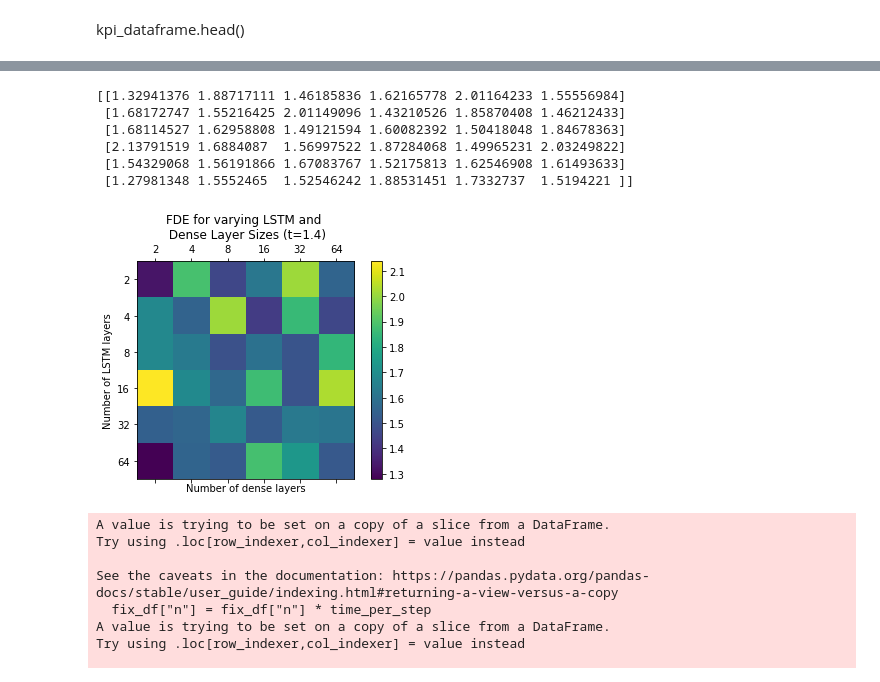
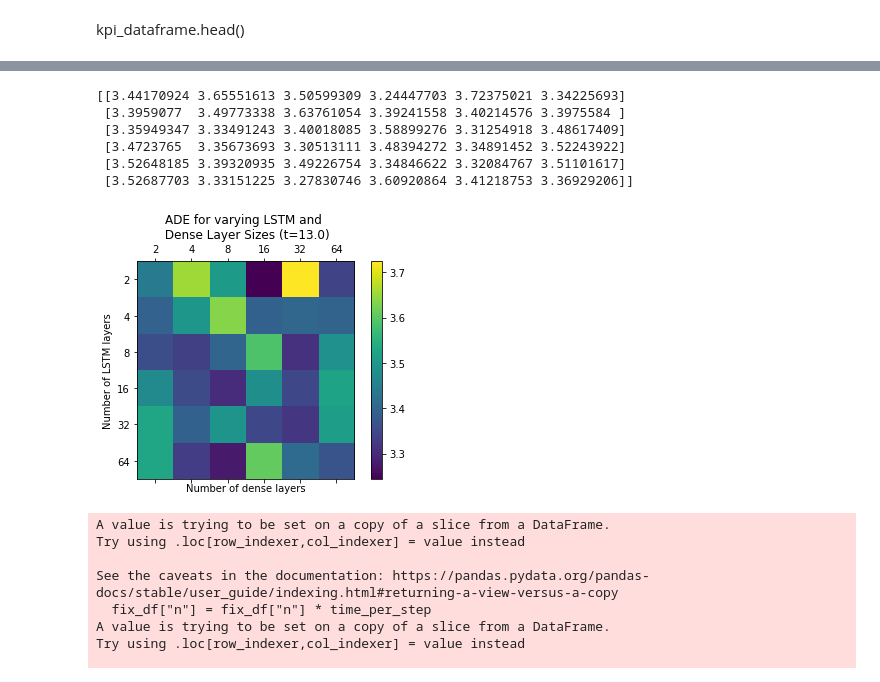
Before and after one commit to gitBram/vru_path_prediction, a Jupyter notebook: path_prediction_graphs.ipynb, the cells around one changed output, grey strips where cells are left out. Cells and saved outputs as stored; diff of their text form; code cells hidden in the pictures.

```diff
--- a/path_prediction_graphs.ipynb
+++ b/path_prediction_graphs.ipynb
@@ -540,8 +639,8 @@ plot_graph6(df_lstm_dense)
 # %%
 # 7. KPI vs units per layer
 
-def plot_graph7(df, time_per_step = 1.44, KPI="FDE", n=1,
-lstm_lay_size=[2, 4, 8, 16, 32, 64], dense_lay_size=[2, 4, 8, 16, 32, 64], save_path="layer_sizes_n1.png"):
+def plot_graph7(df, time_per_step = 1.44, KPI="ADE", n=9,
+lstm_lay_size=[2, 4, 8, 16, 32, 64], dense_lay_size=[2, 4, 8, 16, 32, 64], save_path="layer_sizes_n11.png"):
     # Easy access to vars that change per function made
     x_col_name = "Number dense layers"
     y_col_name = "Number LSTM layers"
@@ -561,40 +660,40 @@ lstm_lay_size=[2, 4, 8, 16, 32, 64], dense_lay_size=[2, 4, 8, 16, 32, 64], save_
             filt_df = filt_df[df_c["n"]==n]
 
             # put value into plot mat
             plot_mat[ind_lstm, ind_dense] = filt_df[KPI]
 
     print(plot_mat)
     # Create the graph
     fig, ax = plt.subplots()
     cax = ax.matshow(plot_mat)
     fig.colorbar(cax)
 
     # Set correct axis labels
     ax.set_xticklabels([0] + dense_lay_size)
     ax.set_yticklabels([0] + lstm_lay_size)
 
     # Set axes labels, title...
     time = round(n*time_per_step, 1)
     ax.set_title(KPI + " for varying LSTM and \n Dense Layer Sizes (t=" + str(time) + ")")
     ax.set_ylabel("Number of LSTM layers")
     ax.set_xlabel("Number of dense layers")
 
     # save graph
     if save_path is not None:
         save_path = "data/images/path_pred_result/" + save_path
         plt.gcf()
         plt.savefig(save_path, bbox_inches='tight')
 
 df_lstm_dense = load_input_list(["data/results/destination_pred/results_31_07_2021__00_22__3_11.csv"])
 plot_graph7(df_lstm_dense)
 # %% [output]
-[[1.32941376 1.88717111 1.46185836 1.62165778 2.01164233 1.55556984]
- [1.68172747 1.55216425 2.01149096 1.43210526 1.85870408 1.46212433]
- [1.68114527 1.62958808 1.49121594 1.60082392 1.50418048 1.84678363]
- [2.13791519 1.6884087  1.56997522 1.87284068 1.49965231 2.03249822]
- [1.54329068 1.56191866 1.67083767 1.52175813 1.62546908 1.61493633]
- [1.27981348 1.5552465  1.52546242 1.88531451 1.7332737  1.5194221 ]]
+[[3.44170924 3.65551613 3.50599309 3.24447703 3.72375021 3.34225693]
+ [3.3959077  3.49773338 3.63761054 3.39241558 3.40214576 3.3975584 ]
+ [3.35949347 3.33491243 3.40018085 3.58899276 3.31254918 3.48617409]
+ [3.4723765  3.35673693 3.30513111 3.48394272 3.34891452 3.52243922]
+ [3.52648185 3.39320935 3.49226754 3.34846622 3.32084767 3.51101617]
+ [3.52687703 3.33151225 3.27830746 3.60920864 3.41218753 3.36929206]]
-[figure, old version]
+[figure, new version]
 # %%
 # 8. Changing input and output length
 
```
Also changed, not shown: parts of 11 cells of this notebook, 11 other files.
